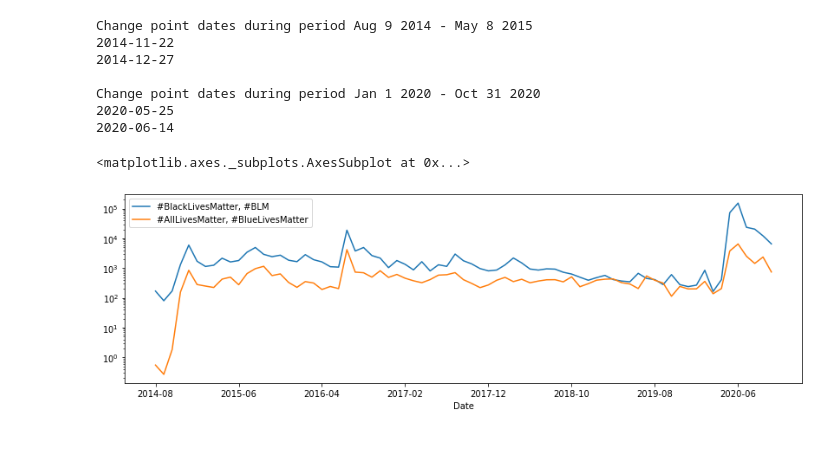
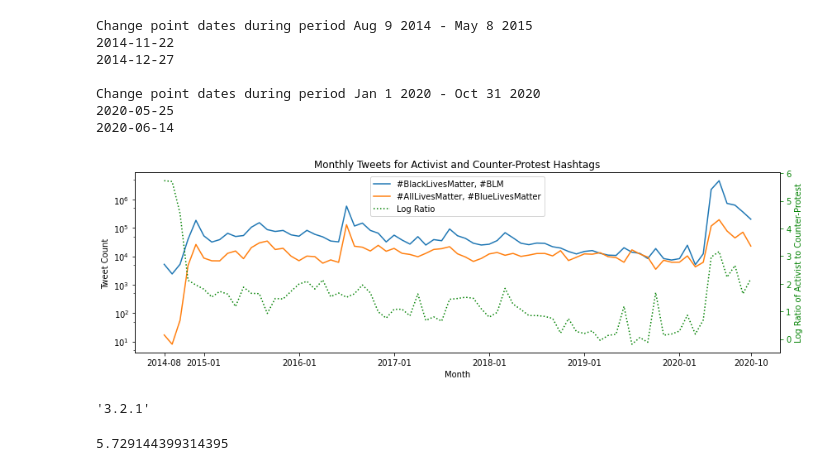
Before and after one commit to chrisfalter/BLM, a Jupyter notebook: src/tweet_counts.ipynb, the cells around one changed output. Drawn from its saved outputs; the diff is of its cells as text; code cells hidden in the pictures; blank space fills up the shorter version.

Commit message:
update teaser figure

```diff
--- a/src/tweet_counts.ipynb
+++ b/src/tweet_counts.ipynb
@@ -101,7 +113,7 @@ def get_tag_tweets(file_name: str):
     df["All_Tweets"] = df.Num_Tweets + df.Num_Retweets
     df = df.drop(["Num_Tweets", "Num_Retweets"], axis=1)
     df.Date = df.Date.apply(lambda x: x[:7])
-    return df.groupby("Date").mean()
+    return df.groupby("Date").sum()
 
 def get_movement_tweets(file_names: List[str], movement: str):
     dfs: List[pd.DataFrame] = []
@@ -115,10 +127,41 @@ activist_df = get_movement_tweets([BLM_file, BlackLives_file], "Activist")
 # %%
 df = activist_df.rename(columns={"Activist": "#BlackLivesMatter, #BLM"})
 df["#AllLivesMatter, #BlueLivesMatter"] = counter_df["Counter-Protest"]
-# %%
-df.plot.line(logy=True, figsize=(14, 4))
-# %% [output]
-<matplotlib.axes._subplots.AxesSubplot at 0x...>
-[figure, removed]
-# %%
-df = df.drop(["Counter-Protest"], axis=1)
+# %%
+fig, (ax) = plt.subplots(nrows=1, ncols=1, figsize=(14,4))
+# plt.xlabel("Month")
+# plt.yscale("log", subsy=[5])
+# plt.ylabel("Tweet Count")
+# plt.title("Monthly Tweets for Activist and Counter-Protest Hashtags")
+
+ax.set_xlabel("Month")
+ax.set_yscale("log", subsy=[5])
+ax.set_ylabel("Tweet Count")
+ax.set_title("Monthly Tweets for Activist and Counter-Protest Hashtags")
+
+plot_handles = []
+for column in df.columns[:2]:
+    h, = ax.plot(df.index, df[column], label = column)
+    plot_handles.append(h)
+
+# plot the log ratio
+ratio_color = "green"
+ratio_label = "Log Ratio of Activist to Counter-Protest"
+ax2 = ax.twinx()
+h, = ax2.plot(df.index, df["Ratio"], label = ratio_label, color=ratio_color, linestyle="dotted")
+plot_handles.append(h)
+ax2.set_yscale("linear")
+ax2.set_ylabel(ratio_label, color=ratio_color)
+ax2.tick_params('y', colors=ratio_color)
+
+ticks = [0, 5, 17, 29, 41, 53, 65, 74]
+plt.xticks(ticks, df.index[ticks])
+
+legend = plt.legend(handles=plot_handles, loc="upper center")
+# %% [output]
+[figure, added]
+# %%
+import matplotlib
+matplotlib.__version__
+# %% [output]
+'3.2.1'
@@ -124,0 +170,4 @@ df = df.drop(["Counter-Protest"], axis=1)
+# %%
+np.max(df.Ratio)
+# %% [output]
+5.729144399314395
```
Also changed, not shown: parts of 3 cells of this notebook, 1 other file.
